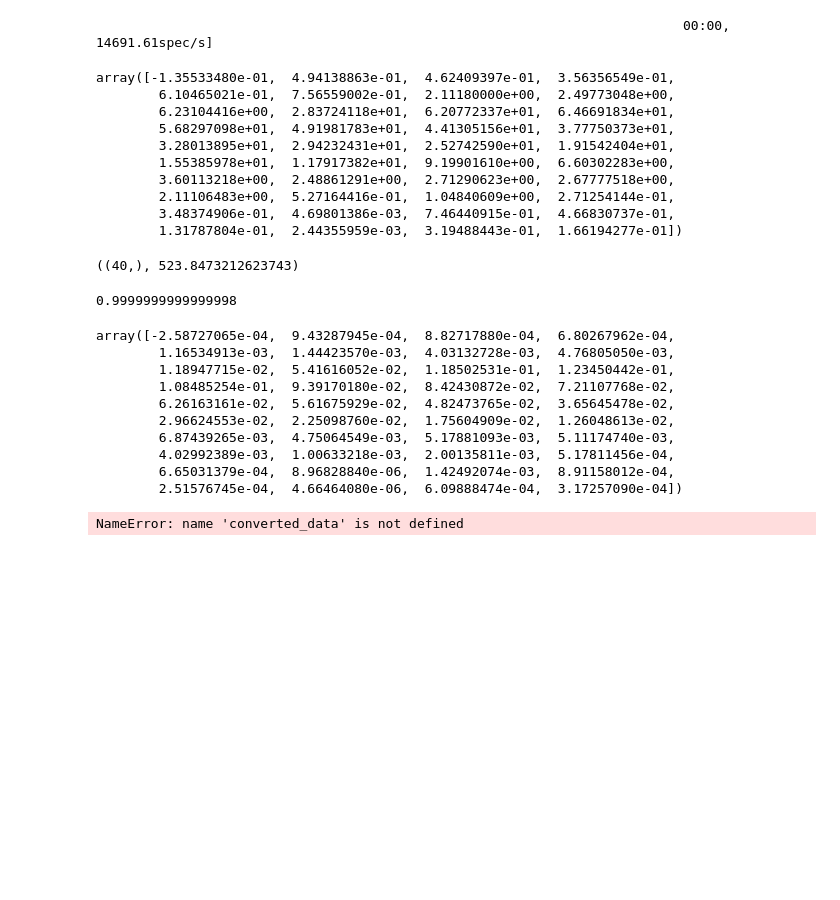
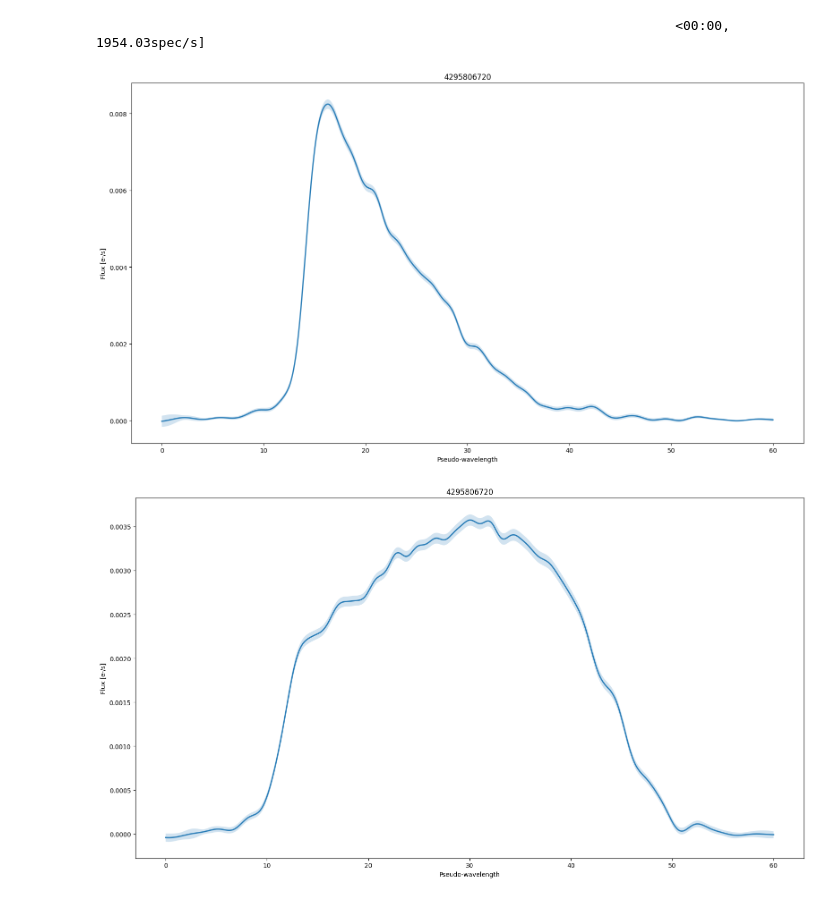
Before and after one commit to HITS-AIN/Spherinator, a Jupyter notebook: gaia/normalize.ipynb, the cells around one changed output. Saved outputs shown, nothing was run; the diff lists cells and outputs as text; code cells hidden in the pictures; blank space fills up the shorter version.

Commit message:
test normalization and sampling

```diff
--- a/gaia/normalize.ipynb
+++ b/gaia/normalize.ipynb
@@ -7,49 +7,18 @@ from gaiaxpy import convert
 
 mean_spectrum_file = "/local_data/doserbd/data/gaia/XpContinuousMeanSpectrum_000000-003111.csv"
 
-converted_data, sampling = convert(mean_spectrum_file, sampling=np.linspace(0.0, 60.0, 40), save_file=False)
+sampling = np.linspace(0.0, 60.0, 600)
+converted_data, sampling = convert(mean_spectrum_file, sampling=sampling, save_file=False)
 # %% [output]
-                                                                           00:00, 14691.61spec/s]
+                                                                          <00:00, 1954.03spec/s]
-# %%
-converted_data.loc[0, 'flux']
-# %% [output]
-array([-1.35533480e-01,  4.94138863e-01,  4.62409397e-01,  3.56356549e-01,
-        6.10465021e-01,  7.56559002e-01,  2.11180000e+00,  2.49773048e+00,
-        6.23104416e+00,  2.83724118e+01,  6.20772337e+01,  6.46691834e+01,
-        5.68297098e+01,  4.91981783e+01,  4.41305156e+01,  3.77750373e+01,
-        3.28013895e+01,  2.94232431e+01,  2.52742590e+01,  1.91542404e+01,
-        1.55385978e+01,  1.17917382e+01,  9.19901610e+00,  6.60302283e+00,
-        3.60113218e+00,  2.48861291e+00,  2.71290623e+00,  2.67777518e+00,
-        2.11106483e+00,  5.27164416e-01,  1.04840609e+00,  2.71254144e-01,
-        3.48374906e-01,  4.69801386e-03,  7.46440915e-01,  4.66830737e-01,
-        1.31787804e-01,  2.44355959e-03,  3.19488443e-01,  1.66194277e-01])
-# %%
-array = converted_data.loc[0, 'flux']
-array.shape, np.sum(array)
-# %% [output]
-((40,), 523.8473212623743)
-# %%
-sum = np.sum(array)
-array /= sum
-np.sum(array)
-# %% [output]
-0.9999999999999998
-# %%
-converted_data.loc[0, 'flux']
-# %% [output]
-array([-2.58727065e-04,  9.43287945e-04,  8.82717880e-04,  6.80267962e-04,
-        1.16534913e-03,  1.44423570e-03,  4.03132728e-03,  4.76805050e-03,
-        1.18947715e-02,  5.41616052e-02,  1.18502531e-01,  1.23450442e-01,
-        1.08485254e-01,  9.39170180e-02,  8.42430872e-02,  7.21107768e-02,
-        6.26163161e-02,  5.61675929e-02,  4.82473765e-02,  3.65645478e-02,
-        2.96624553e-02,  2.25098760e-02,  1.75604909e-02,  1.26048613e-02,
-        6.87439265e-03,  4.75064549e-03,  5.17881093e-03,  5.11174740e-03,
-        4.02992389e-03,  1.00633218e-03,  2.00135811e-03,  5.17811456e-04,
-        6.65031379e-04,  8.96828840e-06,  1.42492074e-03,  8.91158012e-04,
-        2.51576745e-04,  4.66464080e-06,  6.09888474e-04,  3.17257090e-04])
+# %%
+sum = converted_data['flux'].apply(lambda x: x.sum())
+converted_data['flux'] /= sum
+converted_data['flux_error'] /= sum
 # %%
 from gaiaxpy import plot_spectra
 
-plot_spectra(converted_data[0:10], multi=False, show_plot=True)
+plot_spectra(converted_data[0:10], sampling=sampling, multi=False, show_plot=True)
 # %% [output]
-NameError: name 'converted_data' is not defined
+[figure, added]
+[figure, added]
```
Also changed, not shown: parts of 1 cell of this notebook.
